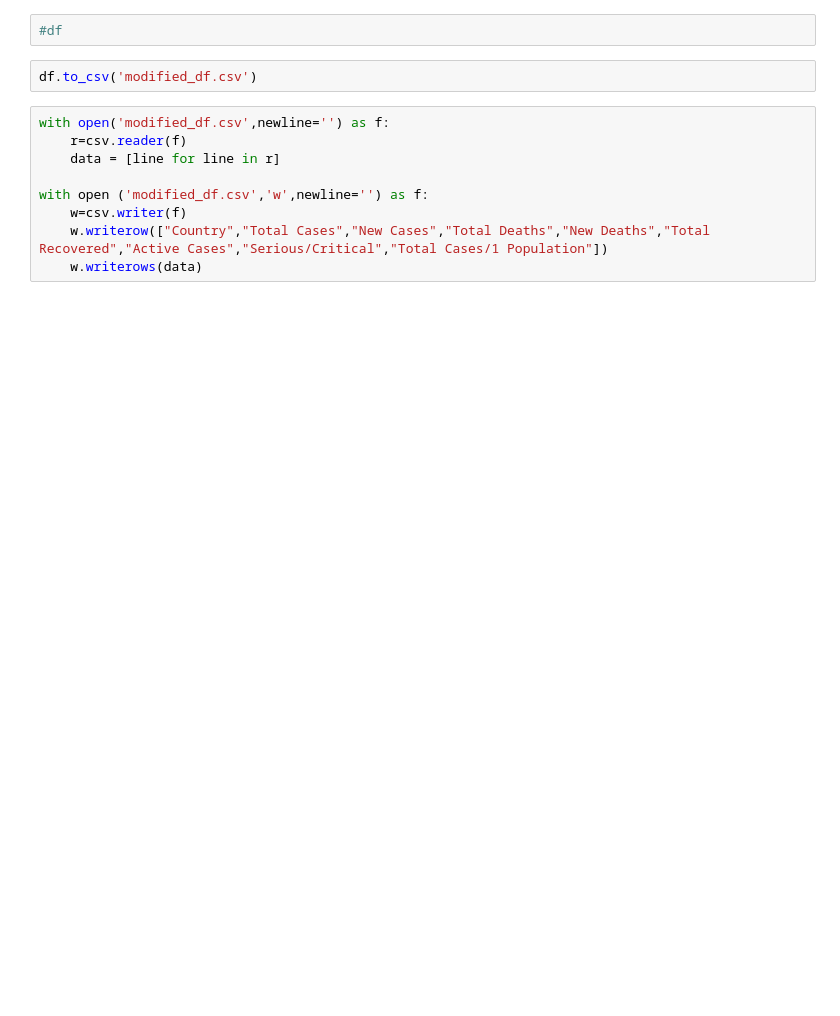
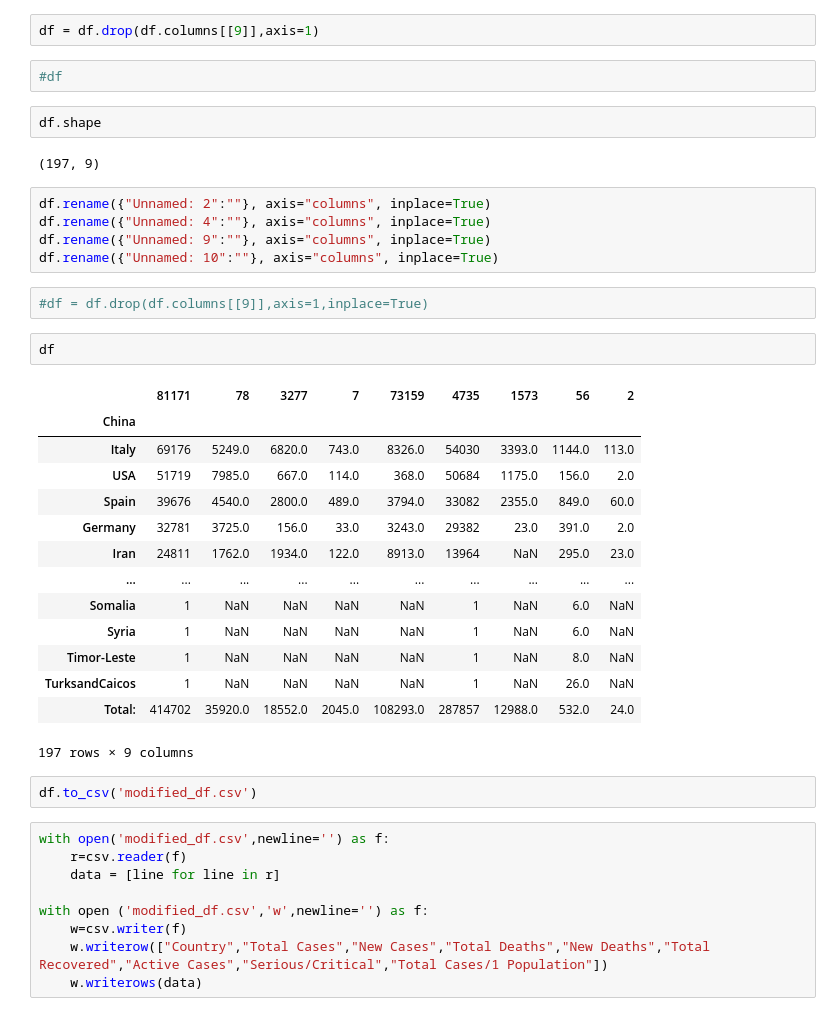
Before and after one commit to kanishk307/COVID19-Scraping-GeneratingPlots, a Jupyter notebook: Corona-Scraping-Statistics-Plot.ipynb, the cells around one changed output. Cells and saved outputs as stored; diff of their text form; blank space fills up the shorter version.

```diff
--- a/Corona-Scraping-Statistics-Plot.ipynb
+++ b/Corona-Scraping-Statistics-Plot.ipynb
@@ -119,5 +114,35 @@ df.rename({"Unnamed: 9":""}, axis="columns", inplace=True)
+# %%
+df = df.drop(df.columns[[9]],axis=1)
 # %%
 #df
+# %%
+df.shape
+# %% [output]
+(197, 9)
+# %%
+df.rename({"Unnamed: 2":""}, axis="columns", inplace=True)
+df.rename({"Unnamed: 4":""}, axis="columns", inplace=True)
+df.rename({"Unnamed: 9":""}, axis="columns", inplace=True)
+df.rename({"Unnamed: 10":""}, axis="columns", inplace=True)
+# %%
+#df = df.drop(df.columns[[9]],axis=1,inplace=True)
+# %%
+df
+# %% [output]
+|  | 81171 | 78 | 3277 | 7 | 73159 | 4735 | 1573 | 56 | 2 |
+| China |  |  |  |  |  |  |  |  |  |
+| Italy | 69176 | 5249.0 | 6820.0 | 743.0 | 8326.0 | 54030 | 3393.0 | 1144.0 | 113.0 |
+| USA | 51719 | 7985.0 | 667.0 | 114.0 | 368.0 | 50684 | 1175.0 | 156.0 | 2.0 |
+| Spain | 39676 | 4540.0 | 2800.0 | 489.0 | 3794.0 | 33082 | 2355.0 | 849.0 | 60.0 |
+| Germany | 32781 | 3725.0 | 156.0 | 33.0 | 3243.0 | 29382 | 23.0 | 391.0 | 2.0 |
+| Iran | 24811 | 1762.0 | 1934.0 | 122.0 | 8913.0 | 13964 | NaN | 295.0 | 23.0 |
+| ... | ... | ... | ... | ... | ... | ... | ... | ... | ... |
+| Somalia | 1 | NaN | NaN | NaN | NaN | 1 | NaN | 6.0 | NaN |
+| Syria | 1 | NaN | NaN | NaN | NaN | 1 | NaN | 6.0 | NaN |
+| Timor-Leste | 1 | NaN | NaN | NaN | NaN | 1 | NaN | 8.0 | NaN |
+| TurksandCaicos | 1 | NaN | NaN | NaN | NaN | 1 | NaN | 26.0 | NaN |
+| Total: | 414702 | 35920.0 | 18552.0 | 2045.0 | 108293.0 | 287857 | 12988.0 | 532.0 | 24.0 |
+197 rows × 9 columns
 # %%
 df.to_csv('modified_df.csv')
 # %%
```
Also changed, not shown: parts of 17 cells of this notebook, 3 other files.
